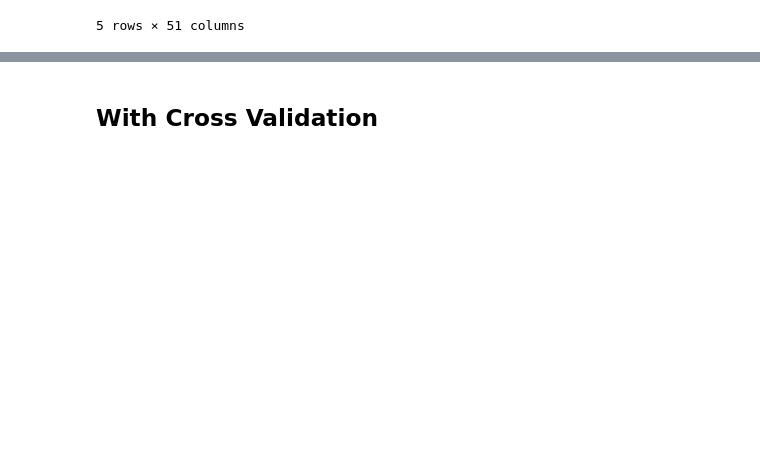
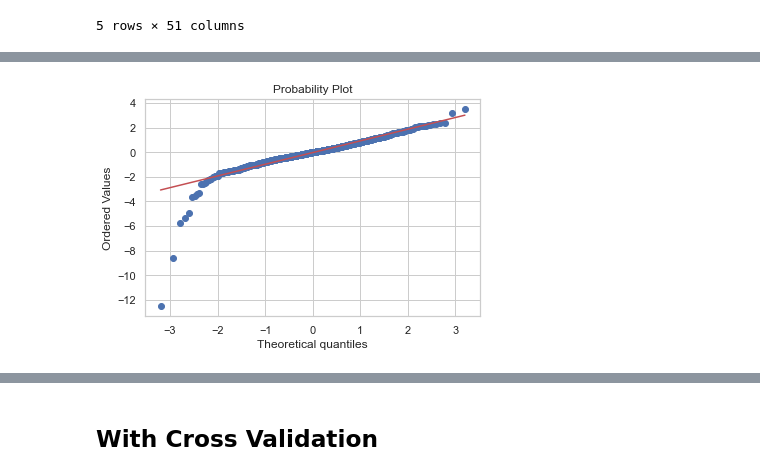
Before and after one commit to mayoor/stats-ml-exps, a Jupyter notebook: housing_data_analysis.ipynb, the cells around one changed output, grey strips where cells are left out. Cells and saved outputs as stored; diff of their text form; code cells hidden in the pictures; blank space fills up the shorter version.

```diff
--- a/housing_data_analysis.ipynb
+++ b/housing_data_analysis.ipynb
@@ -235,0 +289,4 @@ sns.barplot(x=features_weights, y=features_importance_lm_weights, orient='h')
+# %%
+qqp = stats.probplot(stat_linmod.get_influence().resid_studentized_internal, plot=plt)
+# %% [output]
+[figure, added]
```
Also changed, not shown: parts of 38 cells of this notebook, 1 other file.
